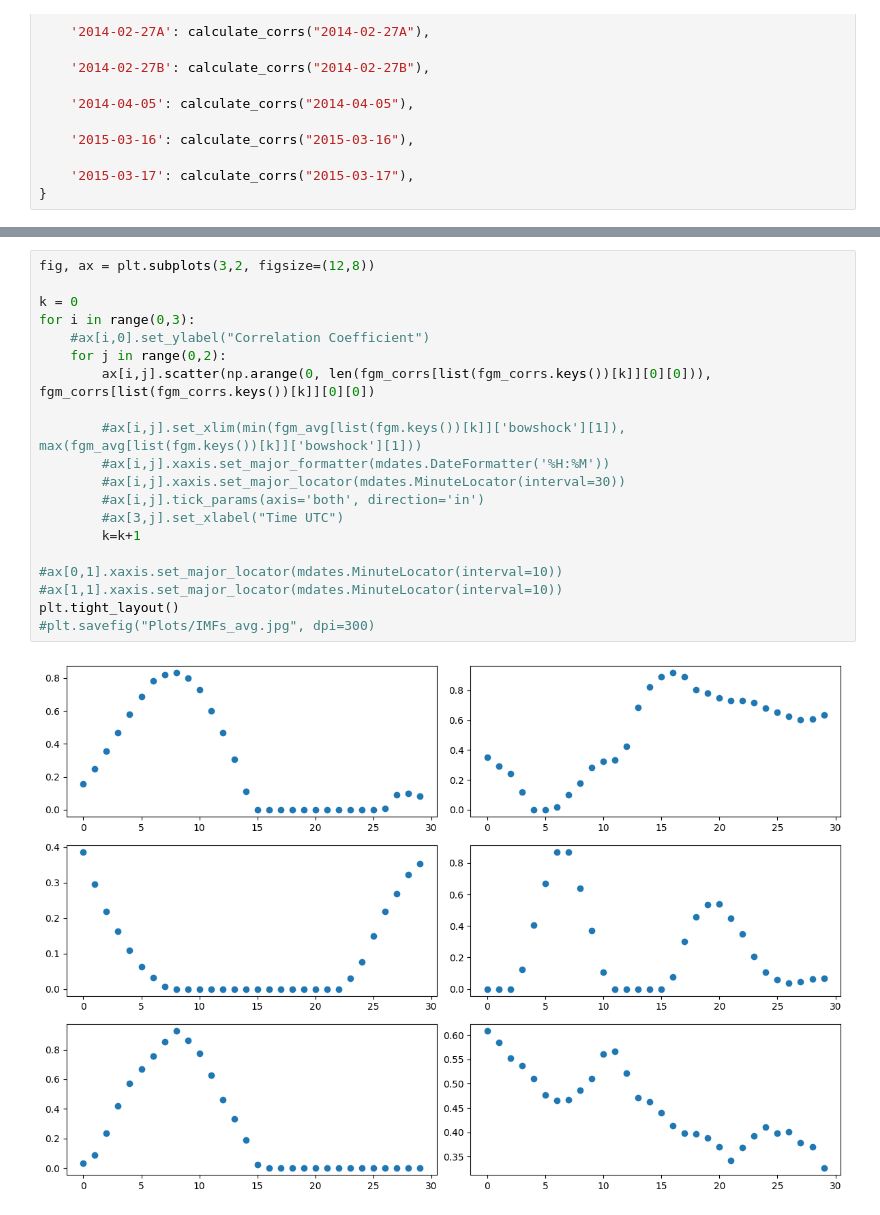
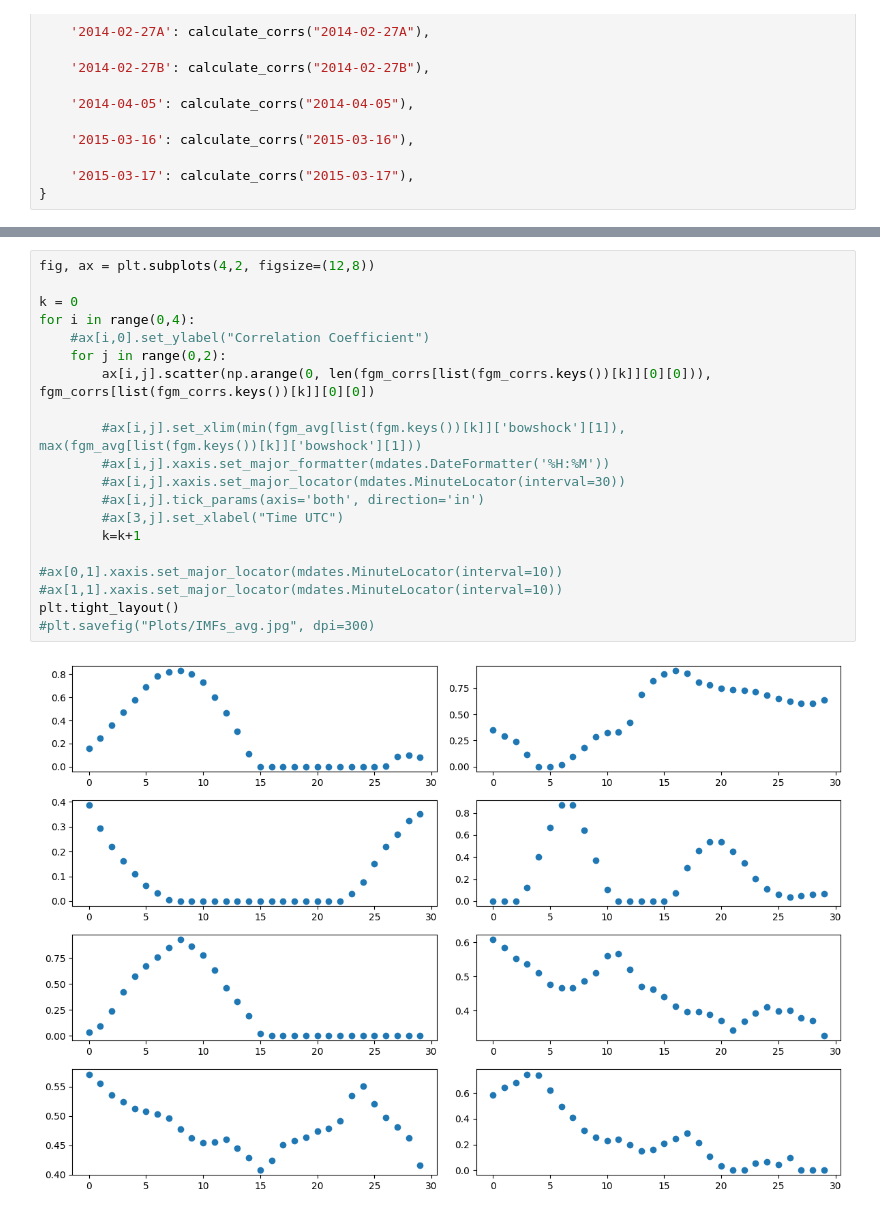
Before and after one commit to EspenFredrick/Solar-Wind-Reliability, a Jupyter notebook: SW-Width/SW-width.ipynb, the cells around one changed output, grey strips where cells are left out. Saved outputs shown, nothing was run; the diff lists cells and outputs as text.

Commit message:
Updated plots

```diff
--- a/SW-Width/SW-width.ipynb
+++ b/SW-Width/SW-width.ipynb
@@ -256,25 +276,25 @@ fgm_corrs = {
 # %%
-fig, ax = plt.subplots(3,2, figsize=(12,8))
+fig, ax = plt.subplots(4,2, figsize=(12,8))
 
 k = 0
-for i in range(0,3):
+for i in range(0,4):
     #ax[i,0].set_ylabel("Correlation Coefficient")
     for j in range(0,2):
         ax[i,j].scatter(np.arange(0, len(fgm_corrs[list(fgm_corrs.keys())[k]][0][0])), fgm_corrs[list(fgm_corrs.keys())[k]][0][0])
 
         #ax[i,j].set_xlim(min(fgm_avg[list(fgm.keys())[k]]['bowshock'][1]), max(fgm_avg[list(fgm.keys())[k]]['bowshock'][1]))
         #ax[i,j].xaxis.set_major_formatter(mdates.DateFormatter('%H:%M'))
         #ax[i,j].xaxis.set_major_locator(mdates.MinuteLocator(interval=30))
         #ax[i,j].tick_params(axis='both', direction='in')
         #ax[3,j].set_xlabel("Time UTC")
         k=k+1
 
 #ax[0,1].xaxis.set_major_locator(mdates.MinuteLocator(interval=10))
 #ax[1,1].xaxis.set_major_locator(mdates.MinuteLocator(interval=10))
 plt.tight_layout()
 #plt.savefig("Plots/IMFs_avg.jpg", dpi=300)
 # %% [output]
-[figure, old version]
+[figure, new version]
 # %%
 def maxingfn(data):
     p_max = []
```
Also changed, not shown: parts of 7 cells of this notebook, 2 other files.
